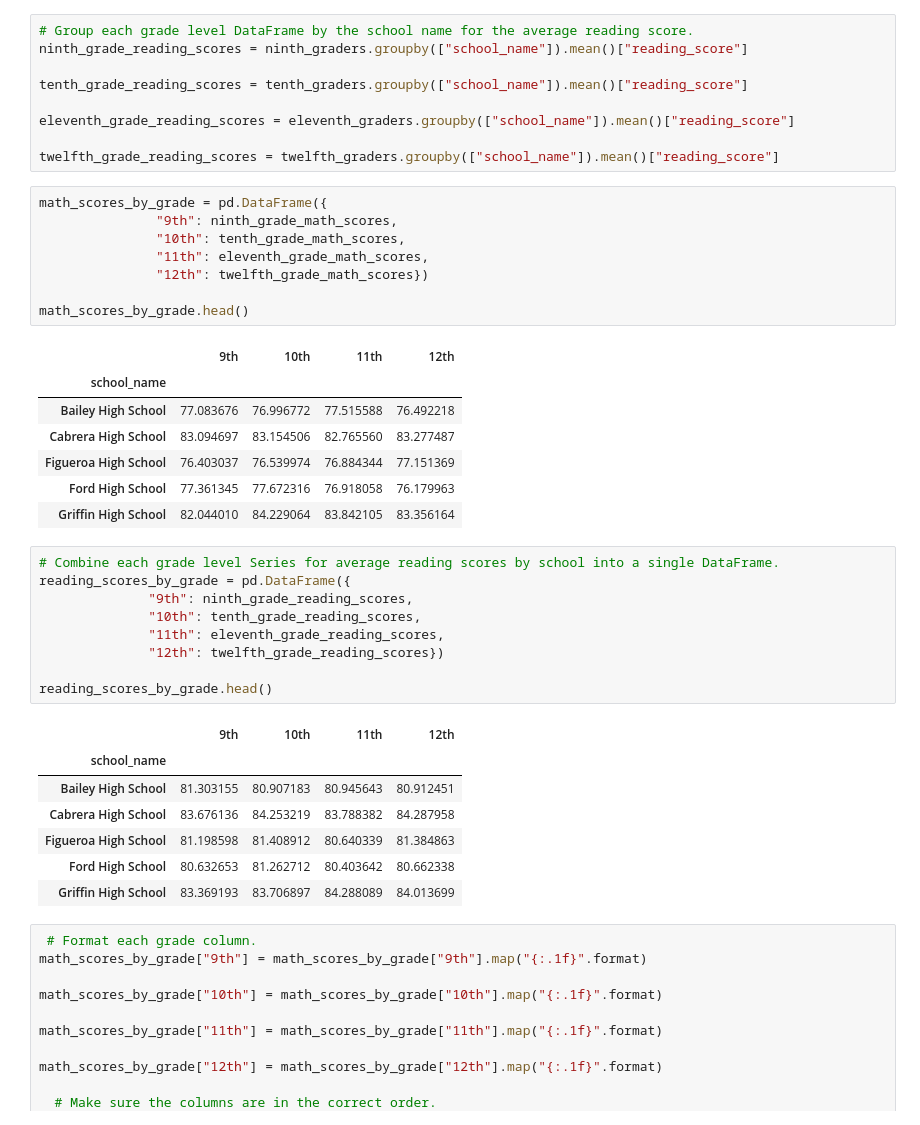
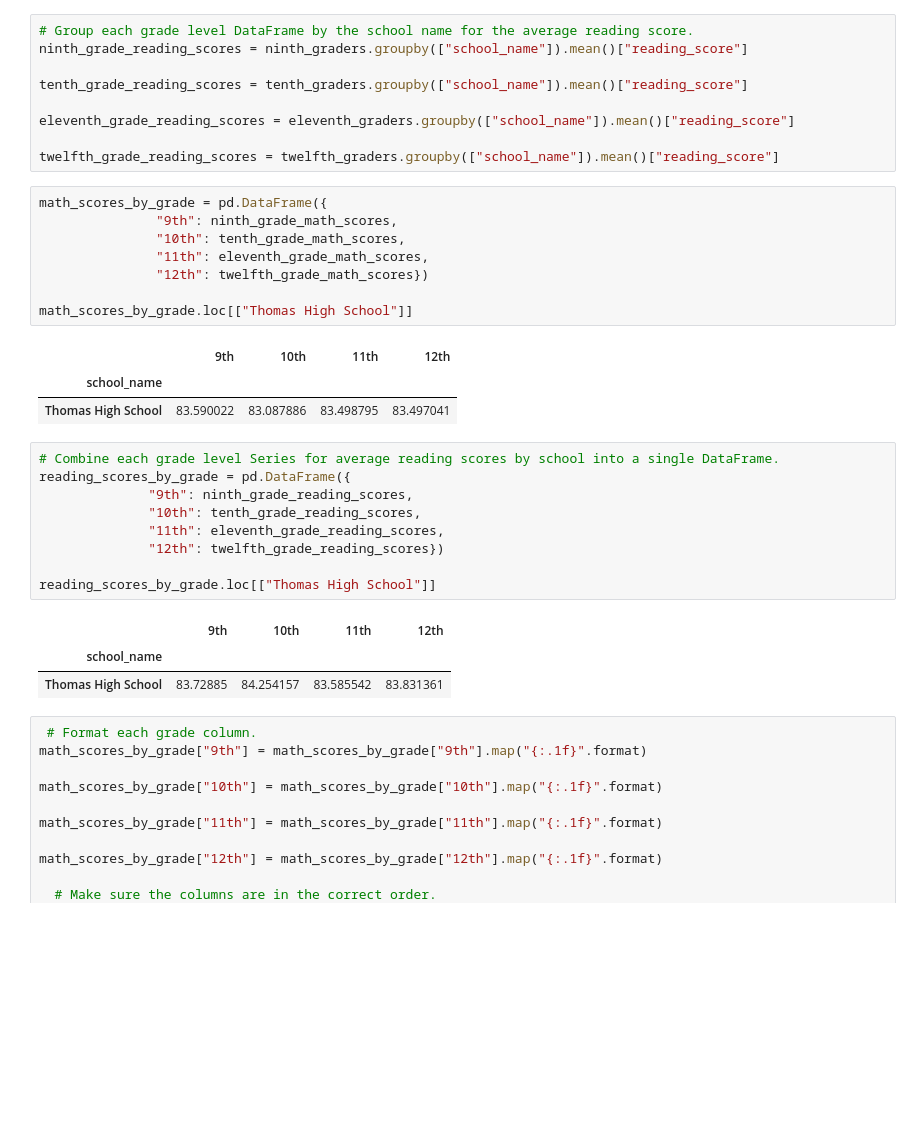
Before and after one commit to Exon0t/School_District_Analysis, a Jupyter notebook: PyCitySchools.ipynb, the cells around one changed output. Cells and saved outputs as stored; diff of their text form; blank space fills up the shorter version.

```diff
--- a/PyCitySchools.ipynb
+++ b/PyCitySchools.ipynb
@@ -503,19 +511,15 @@ twelfth_grade_reading_scores = twelfth_graders.groupby(["school_name"]).mean()["
 # %%
 math_scores_by_grade = pd.DataFrame({
                "9th": ninth_grade_math_scores,
                "10th": tenth_grade_math_scores,
                "11th": eleventh_grade_math_scores,
                "12th": twelfth_grade_math_scores})
 
-math_scores_by_grade.head()
+math_scores_by_grade.loc[["Thomas High School"]]
 # %% [output]
 |  | 9th | 10th | 11th | 12th |
 | school_name |  |  |  |  |
-| Bailey High School | 77.083676 | 76.996772 | 77.515588 | 76.492218 |
-| Cabrera High School | 83.094697 | 83.154506 | 82.765560 | 83.277487 |
-| Figueroa High School | 76.403037 | 76.539974 | 76.884344 | 77.151369 |
-| Ford High School | 77.361345 | 77.672316 | 76.918058 | 76.179963 |
-| Griffin High School | 82.044010 | 84.229064 | 83.842105 | 83.356164 |
+| Thomas High School | 83.590022 | 83.087886 | 83.498795 | 83.497041 |
 # %%
 # Combine each grade level Series for average reading scores by school into a single DataFrame.
 reading_scores_by_grade = pd.DataFrame({
@@ -524,15 +528,11 @@ reading_scores_by_grade = pd.DataFrame({
               "11th": eleventh_grade_reading_scores,
               "12th": twelfth_grade_reading_scores})
 
-reading_scores_by_grade.head()
+reading_scores_by_grade.loc[["Thomas High School"]]
 # %% [output]
 |  | 9th | 10th | 11th | 12th |
 | school_name |  |  |  |  |
-| Bailey High School | 81.303155 | 80.907183 | 80.945643 | 80.912451 |
-| Cabrera High School | 83.676136 | 84.253219 | 83.788382 | 84.287958 |
-| Figueroa High School | 81.198598 | 81.408912 | 80.640339 | 81.384863 |
-| Ford High School | 80.632653 | 81.262712 | 80.403642 | 80.662338 |
-| Griffin High School | 83.369193 | 83.706897 | 84.288089 | 84.013699 |
+| Thomas High School | 83.72885 | 84.254157 | 83.585542 | 83.831361 |
 # %%
  # Format each grade column.
 math_scores_by_grade["9th"] = math_scores_by_grade["9th"].map("{:.1f}".format)
```
Also changed, not shown: parts of 4 cells of this notebook, 8 other files.
